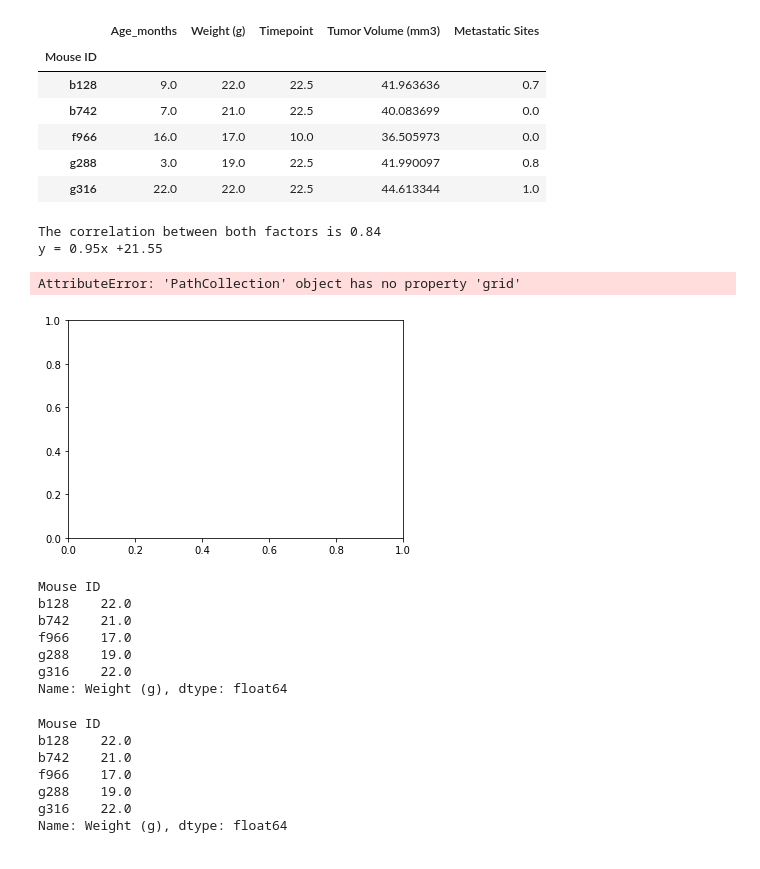
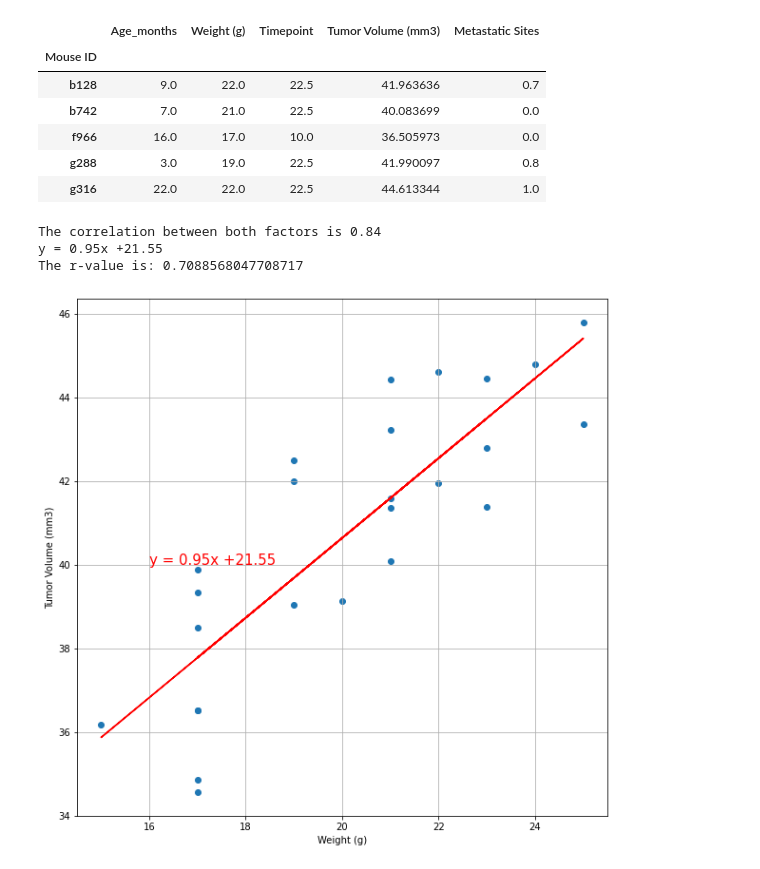
Before and after one commit to leoipn/matplotlib-challenge, a Jupyter notebook: Pymaceuticals/pymaceuticals_starter.ipynb, the cells around one changed output. Drawn from its saved outputs; the diff is of its cells as text; code cells hidden in the pictures.

```diff
--- a/Pymaceuticals/pymaceuticals_starter.ipynb
+++ b/Pymaceuticals/pymaceuticals_starter.ipynb
@@ -349,56 +357,39 @@ average_capomulin_df.head()
 # %%
 # Calculate the correlation coefficient and linear regression model
 # for mouse weight and average tumor volume for the Capomulin regimen
 mean_weight = average_capomulin_df.iloc[:,1]
 mean_tumor = average_capomulin_df.iloc[:,3]
 correlation = st.pearsonr(mean_weight,mean_tumor)
-print(f"The correlation between both factors is {round(correlation[0],2)}")
 
-x_values = average_capomulin_df['Weight (g)']
-y_values = average_capomulin_df['Tumor Volume (mm3)']
-
+x_values = mean_weight
+y_values = mean_tumor
 
 (slope, intercept, rvalue, pvalue, stderr) = st.linregress(x_values, y_values)
 regress_values = x_values * slope + intercept
 
+## Get the line equation
 line_eq = "y = " + str(round(slope,2)) + "x +" + str(round(intercept,2))
-print(line_eq)
 
-plt.scatter(x_values,y_values, grid=True, figsize=(8,8))
+## Add properties to the plot
+plt.figure(figsize=(10,10))
+plt.xlabel('Weight (g)')
+plt.ylabel('Tumor Volume (mm3)')
+plt.annotate(line_eq,(16,40),fontsize=15,color="red")
+plt.grid()
+
+## Create the Scatter plot and linear
+plt.scatter(x_values,y_values)
 plt.plot(x_values,regress_values,"r-")
 
-# Label plot and annotate the line equation
-plt.xlabel('Weight (g)')
-plt.ylabel('Tumor Volume (mm3)')
-plt.annotate(line_eq,(16,45),fontsize=15,color="red")
-
-# Print r value
+## Print the calcuations
+print(f"The correlation between both factors is {round(correlation[0],2)}")
+print(line_eq)
 print(f"The r-value is: {rvalue**2}")
 
-# Show plot
+## Show plot
 plt.show()
 # %% [output]
 The correlation between both factors is 0.84
 y = 0.95x +21.55
+The r-value is: 0.7088568047708717
-AttributeError: 'PathCollection' object has no property 'grid'
-[figure, old version]
+[figure, new version]
-# %%
-mean_weight.head()
-# %% [output]
-Mouse ID
-b128    22.0
-b742    21.0
-f966    17.0
-g288    19.0
-g316    22.0
-Name: Weight (g), dtype: float64
-# %%
-y_values.head()
-# %% [output]
-Mouse ID
-b128    22.0
-b742    21.0
-f966    17.0
-g288    19.0
-g316    22.0
-Name: Weight (g), dtype: float64
```
Also changed, not shown: parts of 5 cells of this notebook.
